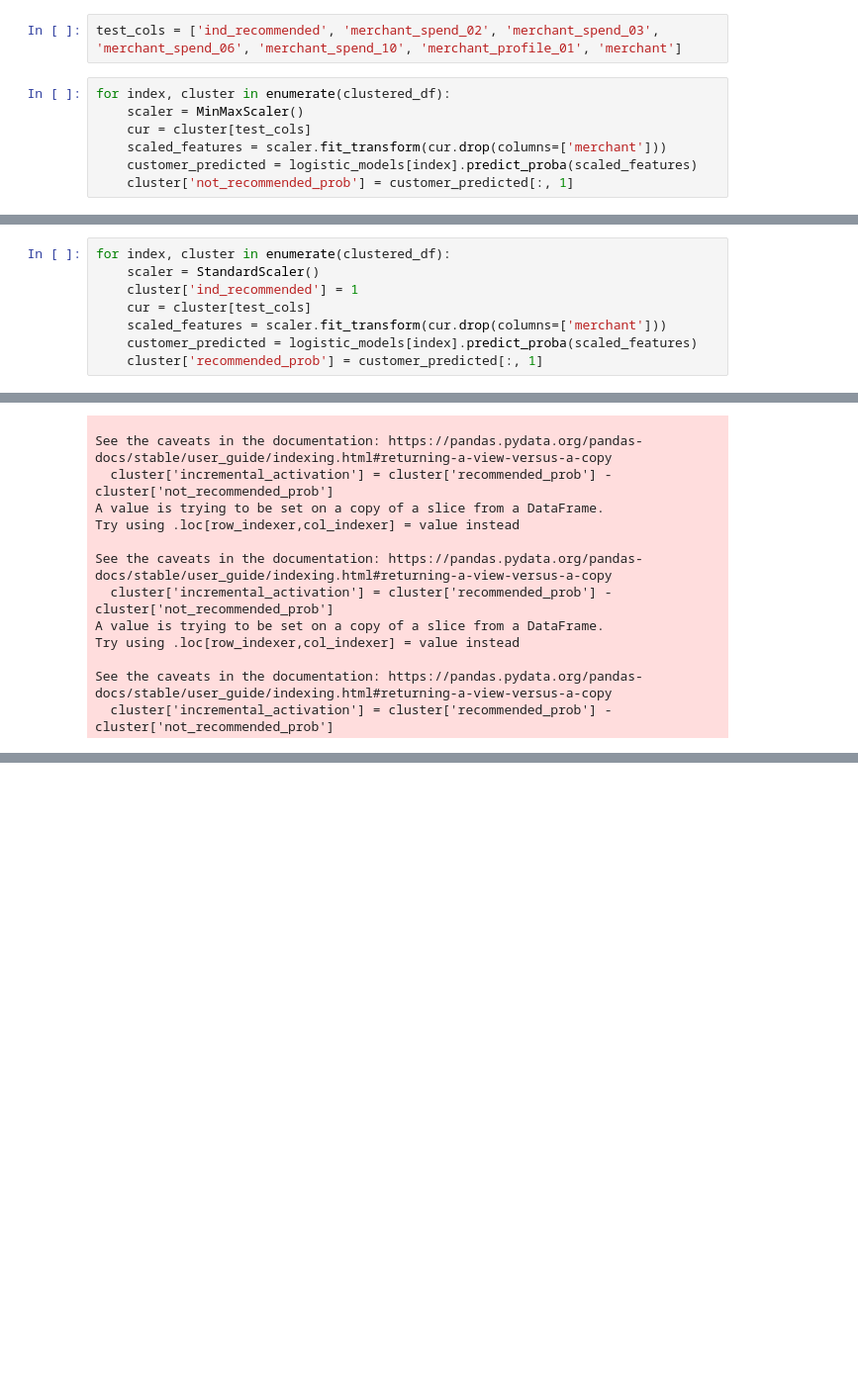
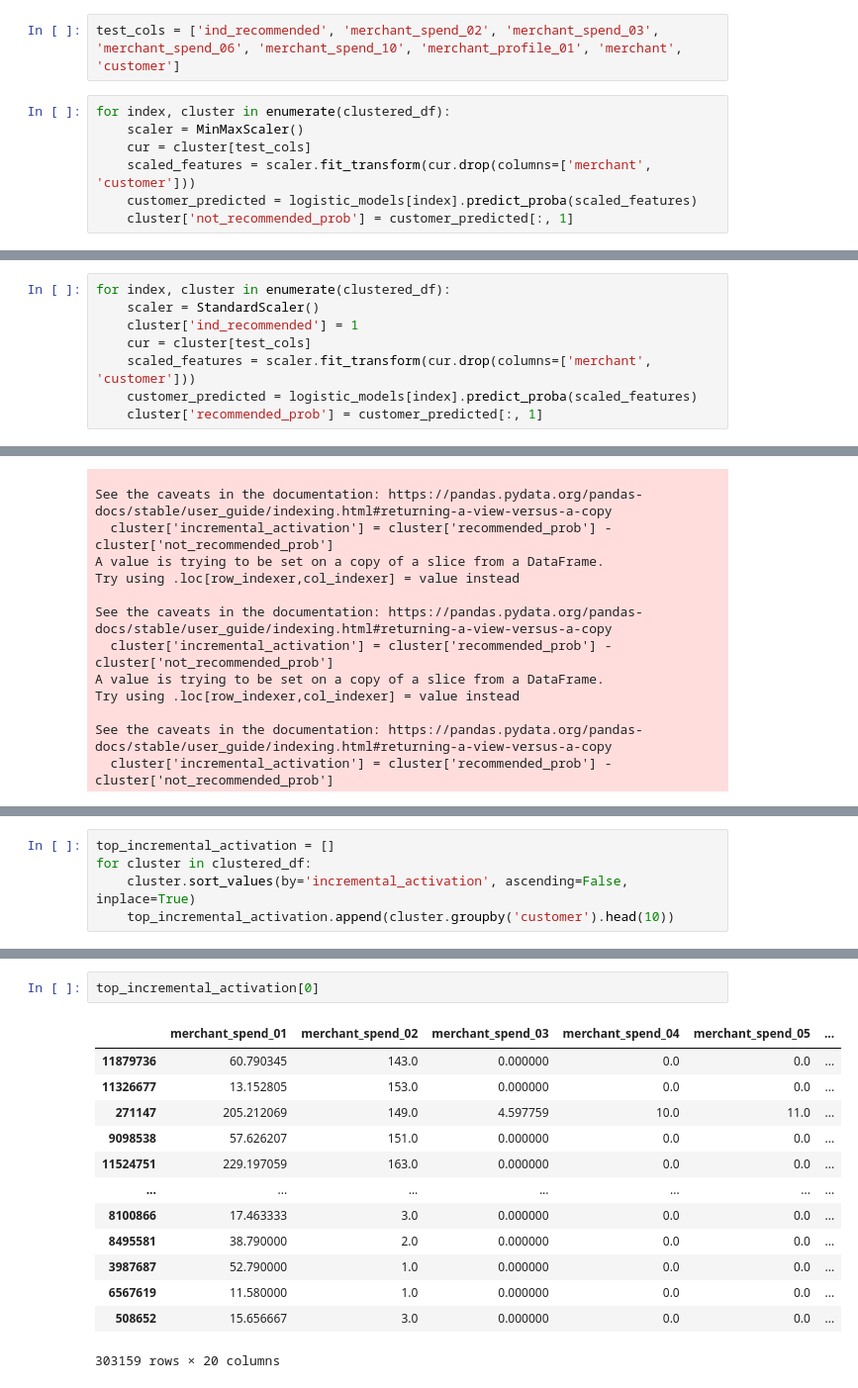
Before and after one commit to ItsEyan/Amex-Hackathon, a Jupyter notebook: eval.ipynb, the cells around one changed output, grey strips where cells are left out. Shown at 99% size. Cells and saved outputs as stored; diff of their text form; blank space fills up the shorter version.

```diff
--- a/eval.ipynb
+++ b/eval.ipynb
@@ -150,10 +152,10 @@ clustered_df[0]
 # %%
-test_cols = ['ind_recommended', 'merchant_spend_02', 'merchant_spend_03', 'merchant_spend_06', 'merchant_spend_10', 'merchant_profile_01', 'merchant']
+test_cols = ['ind_recommended', 'merchant_spend_02', 'merchant_spend_03', 'merchant_spend_06', 'merchant_spend_10', 'merchant_profile_01', 'merchant', 'customer']
 # %%
 for index, cluster in enumerate(clustered_df):
     scaler = MinMaxScaler()
     cur = cluster[test_cols]
-    scaled_features = scaler.fit_transform(cur.drop(columns=['merchant']))
+    scaled_features = scaler.fit_transform(cur.drop(columns=['merchant', 'customer']))
     customer_predicted = logistic_models[index].predict_proba(scaled_features)
     cluster['not_recommended_prob'] = customer_predicted[:, 1]
 # %% [output]
@@ -182,7 +184,7 @@ for index, cluster in enumerate(clustered_df):
     scaler = StandardScaler()
     cluster['ind_recommended'] = 1
     cur = cluster[test_cols]
-    scaled_features = scaler.fit_transform(cur.drop(columns=['merchant']))
+    scaled_features = scaler.fit_transform(cur.drop(columns=['merchant', 'customer']))
     customer_predicted = logistic_models[index].predict_proba(scaled_features)
     cluster['recommended_prob'] = customer_predicted[:, 1]
 # %% [output]
@@ -253,0 +252,5 @@ array([0.])
+# %%
+top_incremental_activation = []
+for cluster in clustered_df:
+    cluster.sort_values(by='incremental_activation', ascending=False, inplace=True)
+    top_incremental_activation.append(cluster.groupby('customer').head(10))
@@ -253,0 +274,16 @@ array([0.])
+# %%
+top_incremental_activation[0]
+# %% [output]
+|  | merchant_spend_01 | merchant_spend_02 | merchant_spend_03 | merchant_spend_04 | merchant_spend_05 | ... |
+| 11879736 | 60.790345 | 143.0 | 0.000000 | 0.0 | 0.0 | ... |
+| 11326677 | 13.152805 | 153.0 | 0.000000 | 0.0 | 0.0 | ... |
+| 271147 | 205.212069 | 149.0 | 4.597759 | 10.0 | 11.0 | ... |
+| 9098538 | 57.626207 | 151.0 | 0.000000 | 0.0 | 0.0 | ... |
+| 11524751 | 229.197059 | 163.0 | 0.000000 | 0.0 | 0.0 | ... |
+| ... | ... | ... | ... | ... | ... | ... |
+| 8100866 | 17.463333 | 3.0 | 0.000000 | 0.0 | 0.0 | ... |
+| 8495581 | 38.790000 | 2.0 | 0.000000 | 0.0 | 0.0 | ... |
+| 3987687 | 52.790000 | 1.0 | 0.000000 | 0.0 | 0.0 | ... |
+| 6567619 | 11.580000 | 1.0 | 0.000000 | 0.0 | 0.0 | ... |
+| 508652 | 15.656667 | 3.0 | 0.000000 | 0.0 | 0.0 | ... |
+303159 rows × 20 columns
```
Also changed, not shown: parts of 7 cells of this notebook, 2 other files.
